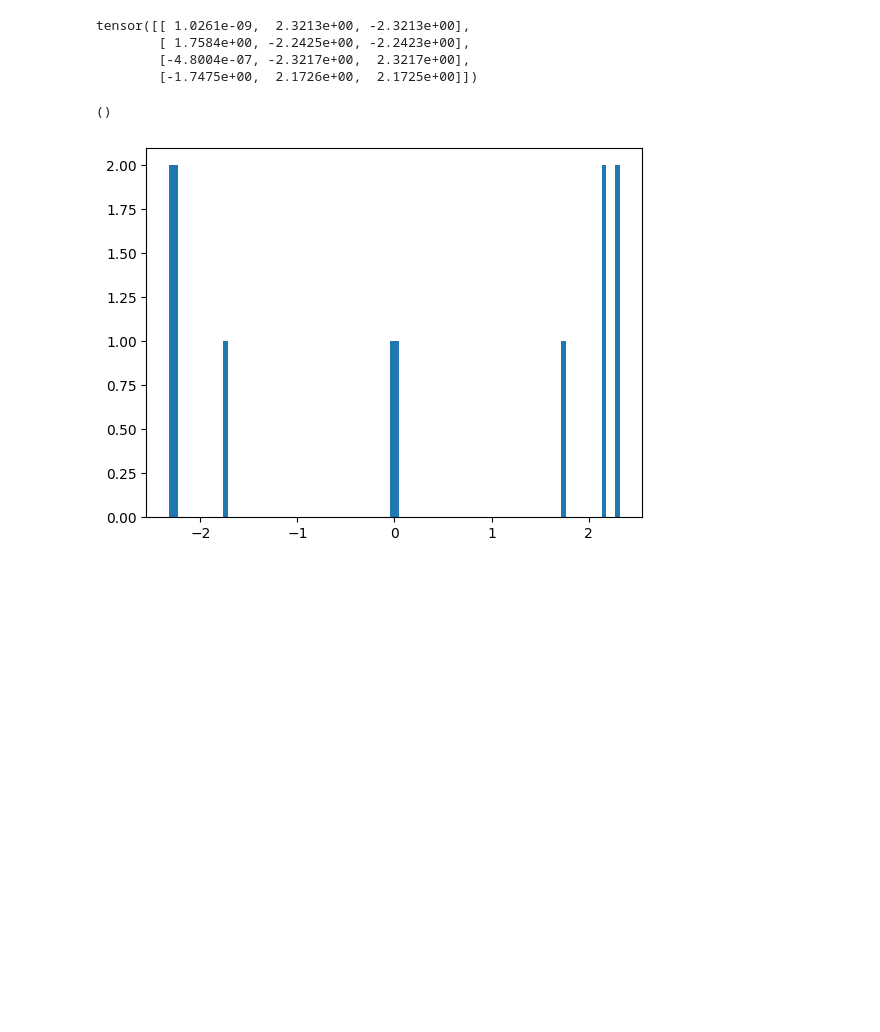
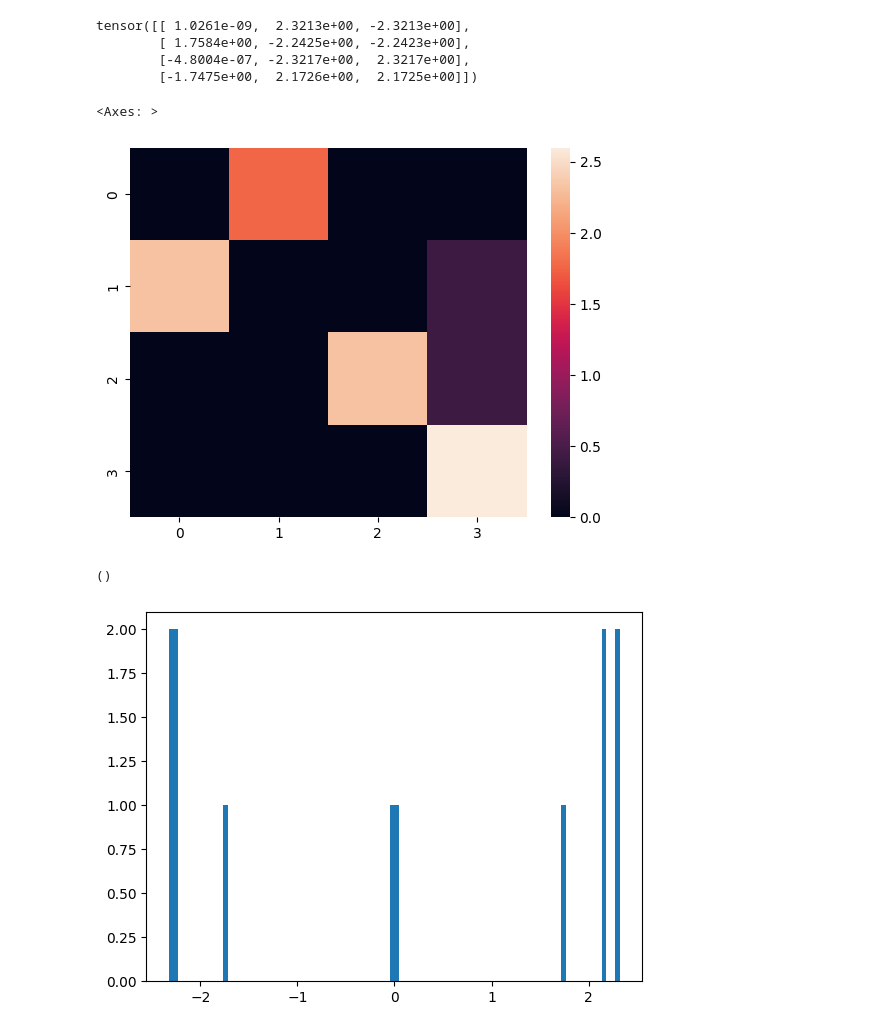
Before and after one commit to jackpeck/spd, a Jupyter notebook: spd/experiments/multitask_sparse_parity/examining_how_mtsp_model_works.ipynb, the cells around one changed output. Cells and saved outputs as stored; diff of their text form; code cells hidden in the pictures; blank space fills up the shorter version.

```diff
--- a/spd/experiments/multitask_sparse_parity/examining_how_mtsp_model_works.ipynb
+++ b/spd/experiments/multitask_sparse_parity/examining_how_mtsp_model_works.ipynb
@@ -118,6 +169,11 @@ tensor([[ 1.0261e-09,  2.3213e+00, -2.3213e+00],
         [ 1.7584e+00, -2.2425e+00, -2.2423e+00],
         [-4.8004e-07, -2.3217e+00,  2.3217e+00],
         [-1.7475e+00,  2.1726e+00,  2.1725e+00]])
+# %%
+sns.heatmap(x3)
+# %% [output]
+<Axes: >
+[figure, added]
 # %%
 plt.hist(l1_for_task0[neuron_mask].reshape(-1), bins=100)
 ()
```
Also changed, not shown: parts of 17 cells of this notebook, 2 other files.
